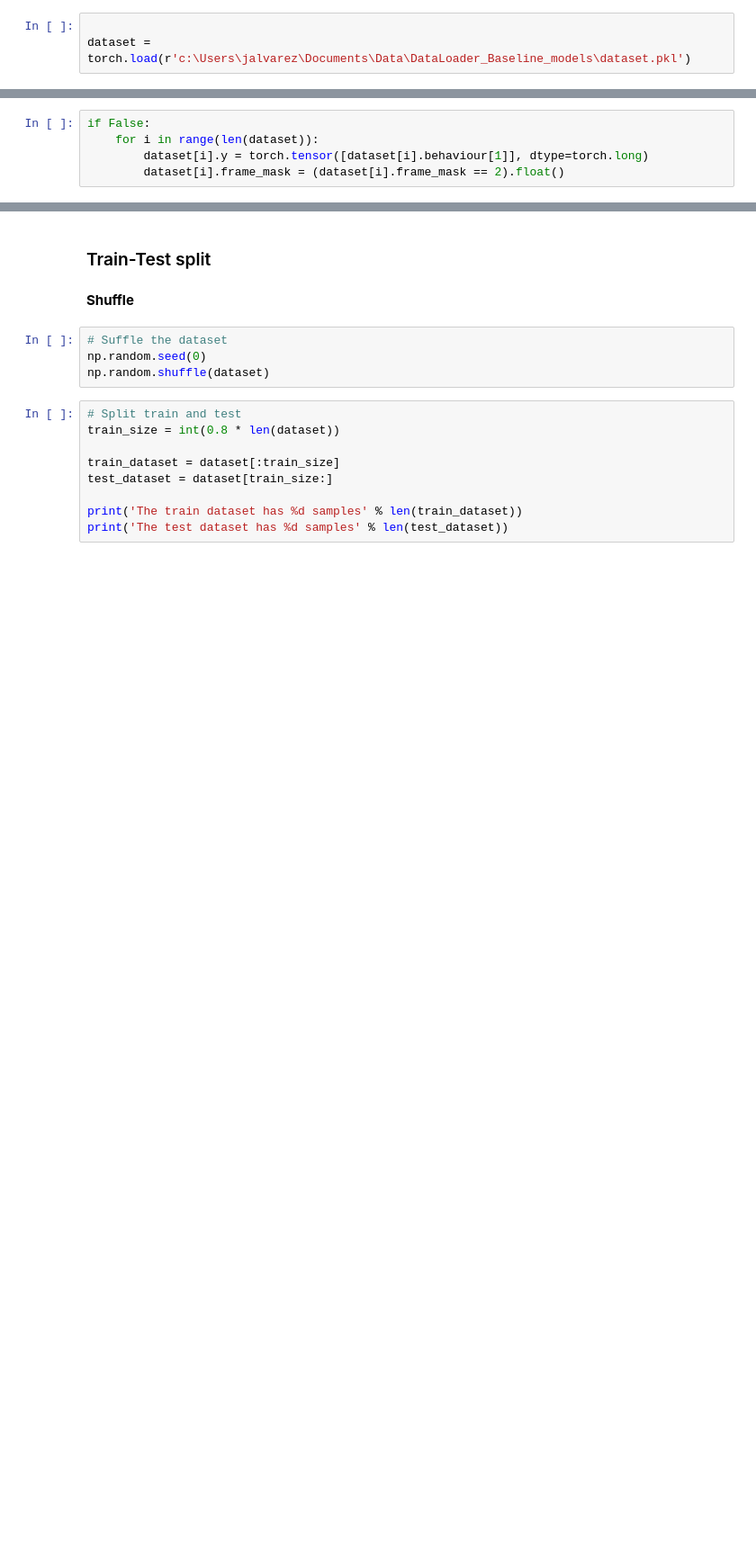
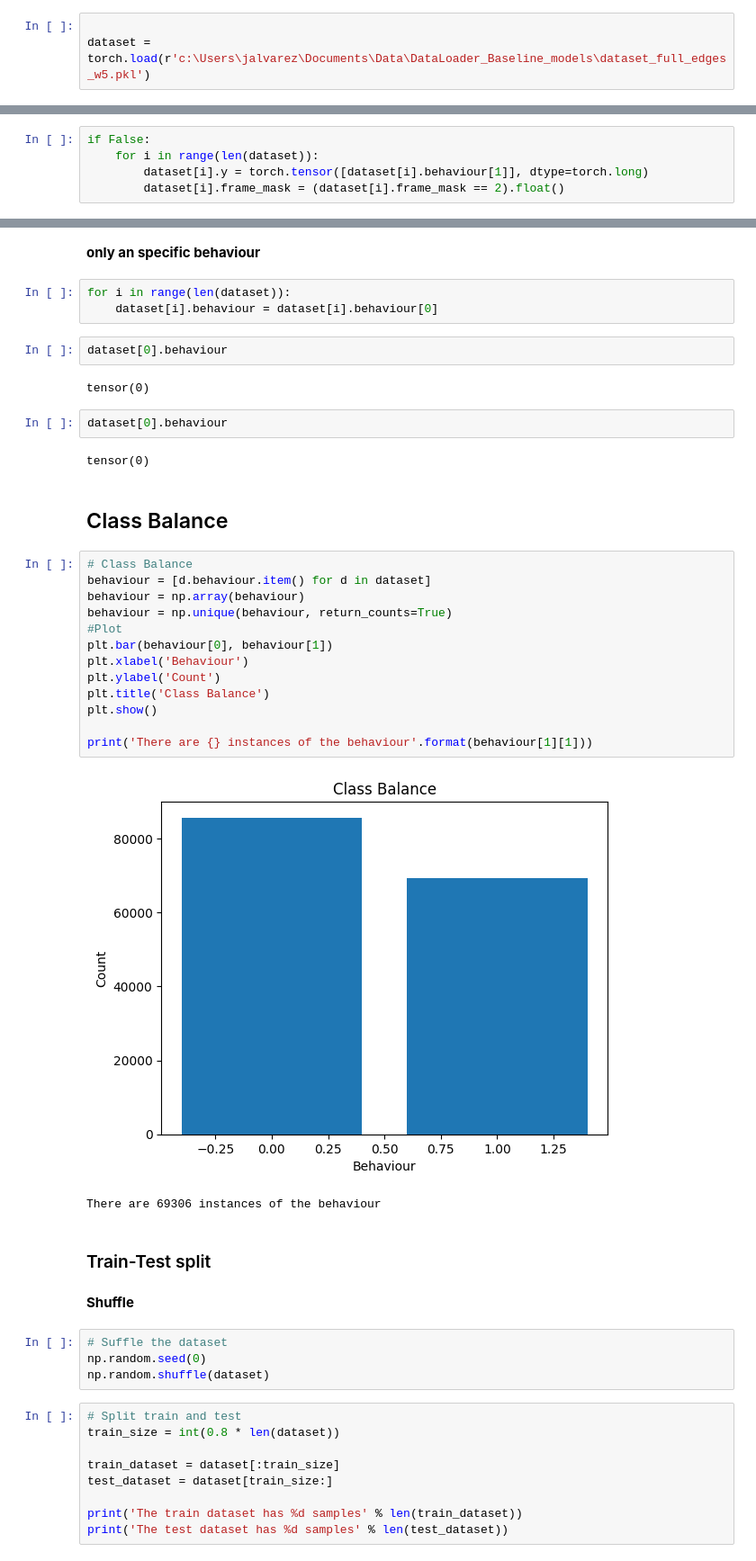
Before and after one commit to JulianAlvarezdeGiorgi/Behavioral_Tagging_of_Mice_in_multiple_Mice_setup_using_Deep_Learning, a Jupyter notebook: src/train_oficina_2.ipynb, the cells around one changed output, grey strips where cells are left out. Shown at 90% size. Drawn from its saved outputs; the diff is of its cells as text; blank space fills up the shorter version.

```diff
--- a/src/train_oficina_2.ipynb
+++ b/src/train_oficina_2.ipynb
@@ -84,4 +79,4 @@ len(dataset1)
 **Load**
 # %%
 
-dataset = torch.load(r'c:\Users\jalvarez\Documents\Data\DataLoader_Baseline_models\dataset.pkl')
+dataset = torch.load(r'c:\Users\jalvarez\Documents\Data\DataLoader_Baseline_models\dataset_full_edges_w5.pkl')
@@ -93,3 +102,34 @@ if False:
+# %% [markdown]
+**only an specific behaviour**
+# %%
+for i in range(len(dataset)):
+    dataset[i].behaviour = dataset[i].behaviour[0]
+# %%
+dataset[0].behaviour
+# %% [output]
+tensor(0)
+# %%
+dataset[0].behaviour
+# %% [output]
+tensor(0)
+# %% [markdown]
+## Class Balance
+# %%
+# Class Balance
+behaviour = [d.behaviour.item() for d in dataset]
+behaviour = np.array(behaviour)
+behaviour = np.unique(behaviour, return_counts=True)
+#Plot
+plt.bar(behaviour[0], behaviour[1])
+plt.xlabel('Behaviour')
+plt.ylabel('Count')
+plt.title('Class Balance')
+plt.show()
+
+print('There are {} instances of the behaviour'.format(behaviour[1][1]))
+# %% [output]
+[figure, added]
+There are 69306 instances of the behaviour
 # %% [markdown]
 ### Train-Test split
 # %% [markdown]
```
Also changed, not shown: parts of 23 cells of this notebook, 9 other files.
